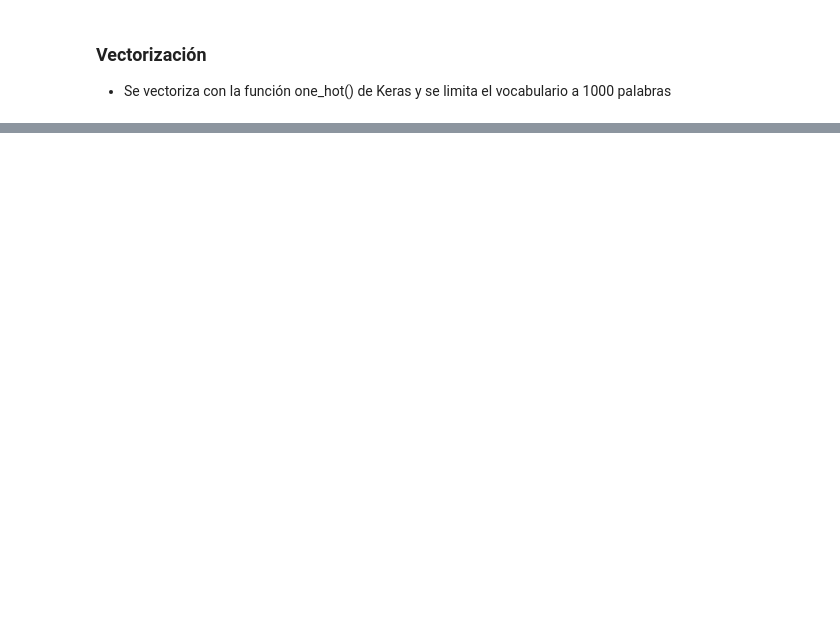
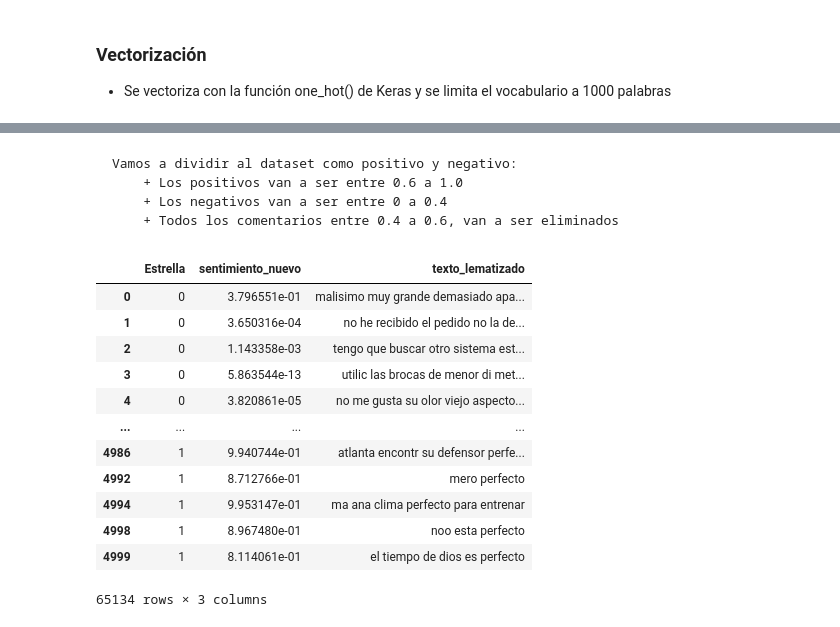
Before and after one commit to panasabena/Analisis_exploratorio_de_tweepy, a Jupyter notebook: Explorando.ipynb, the cells around one changed output, grey strips where cells are left out. Drawn from its saved outputs; the diff is of its cells as text; code cells hidden in the pictures; blank space fills up the shorter version.

```diff
--- a/Explorando.ipynb
+++ b/Explorando.ipynb
@@ -936,0 +1114,5 @@ El porcentaje de similaridad es:  0.2
+# %% [markdown]
+    Vamos a dividir al dataset como positivo y negativo:
+        + Los positivos van a ser entre 0.6 a 1.0
+        + Los negativos van a ser entre 0 a 0.4
+        + Todos los comentarios entre 0.4 a 0.6, van a ser eliminados
@@ -936,0 +1126,16 @@ El porcentaje de similaridad es:  0.2
+# %%
+todo_binario
+# %% [output]
+|  | Estrella | sentimiento_nuevo | texto_lematizado |
+| 0 | 0 | 3.796551e-01 | malisimo muy grande demasiado apa... |
+| 1 | 0 | 3.650316e-04 | no he recibido el pedido no la de... |
+| 2 | 0 | 1.143358e-03 | tengo que buscar otro sistema est... |
+| 3 | 0 | 5.863544e-13 | utilic las brocas de menor di met... |
+| 4 | 0 | 3.820861e-05 | no me gusta su olor viejo aspecto... |
+| ... | ... | ... | ... |
+| 4986 | 1 | 9.940744e-01 | atlanta encontr su defensor perfe... |
+| 4992 | 1 | 8.712766e-01 | mero perfecto |
+| 4994 | 1 | 9.953147e-01 | ma ana clima perfecto para entrenar |
+| 4998 | 1 | 8.967480e-01 | noo esta perfecto |
+| 4999 | 1 | 8.114061e-01 | el tiempo de dios es perfecto |
+65134 rows × 3 columns
```
Also changed, not shown: parts of 86 cells of this notebook.
